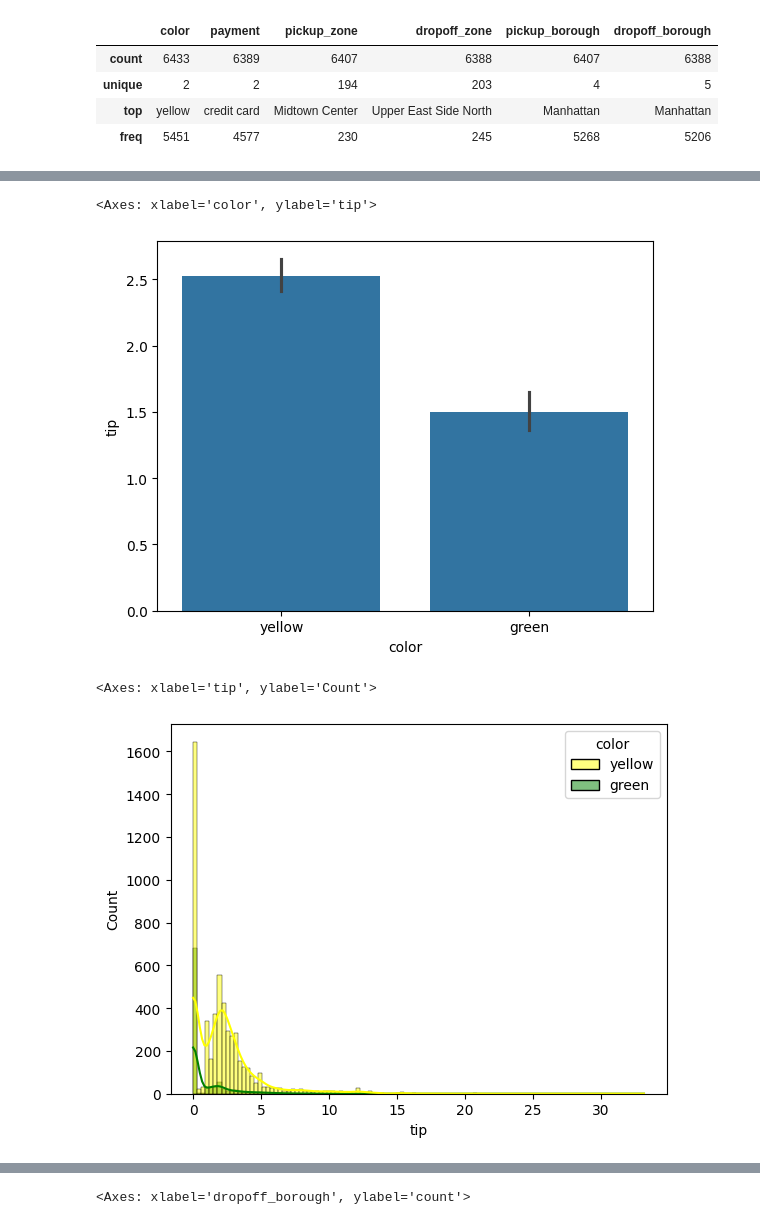
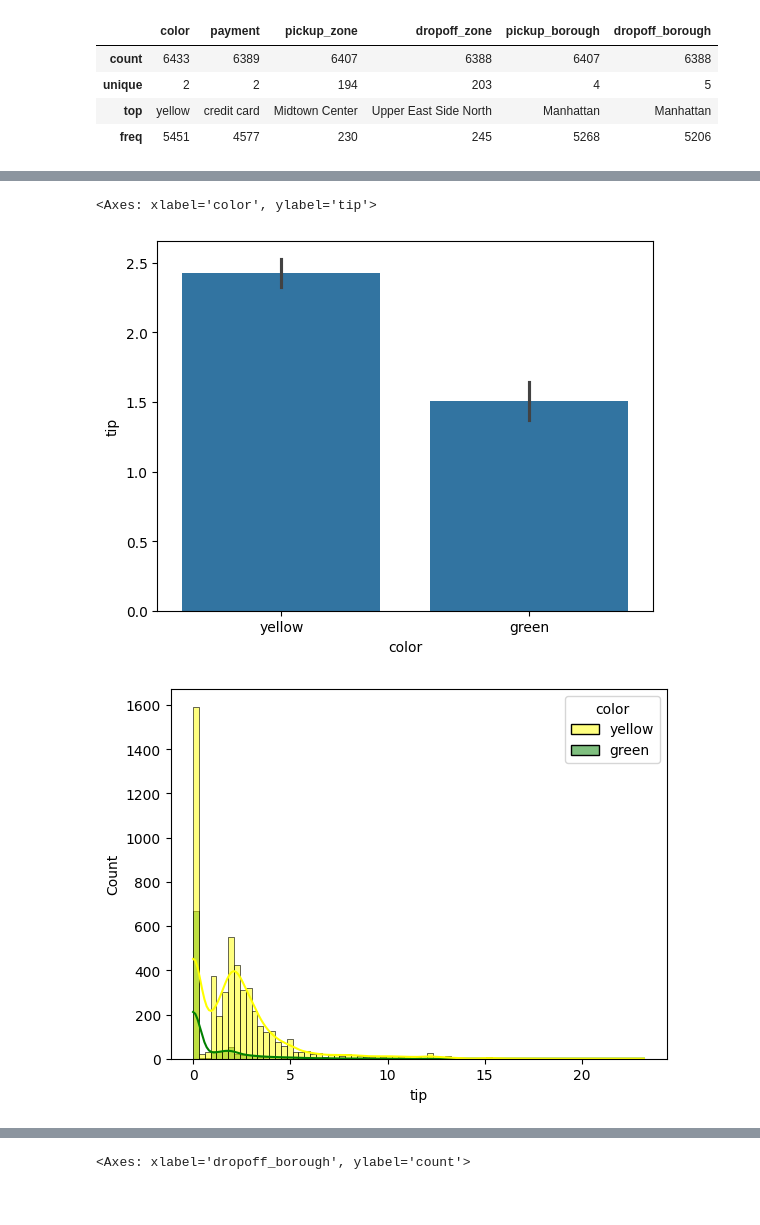
Before and after one commit to Akhila-Dubasi/ML, a Jupyter notebook: ml.ipynb, the cells around one changed output, grey strips where cells are left out. Saved outputs shown, nothing was run; the diff lists cells and outputs as text; code cells hidden in the pictures.

```diff
--- a/ml.ipynb
+++ b/ml.ipynb
@@ -112,2 +110,2 @@ df.reset_index(drop=2)
 # %%
-df.dropna()
+df=df.dropna()
@@ -179,10 +188,11 @@ sns.barplot(x=df.color,y=df.tip,estimator='mean')
 sns.barplot(x=df.color,y=df.tip,estimator='std')
 # %% [output]
 <Axes: xlabel='color', ylabel='tip'>
-[figure, old version]
+[figure, new version]
 # %%
-sns.histplot(x=df.tip,kde=True,hue=df.color,palette={'yellow':'yellow','green':'green'})
+sns.histplot(x=df.tip,hue=df.color,kde=True,palette=['yellow','green'])
+plt.show()
+#insight:-yellow taxis generally receive higher tips than green taxis
 # %% [output]
-<Axes: xlabel='tip', ylabel='Count'>
-[figure, old version]
+[figure, new version]
 # %% [markdown]
```
Also changed, not shown: parts of 127 cells of this notebook.
